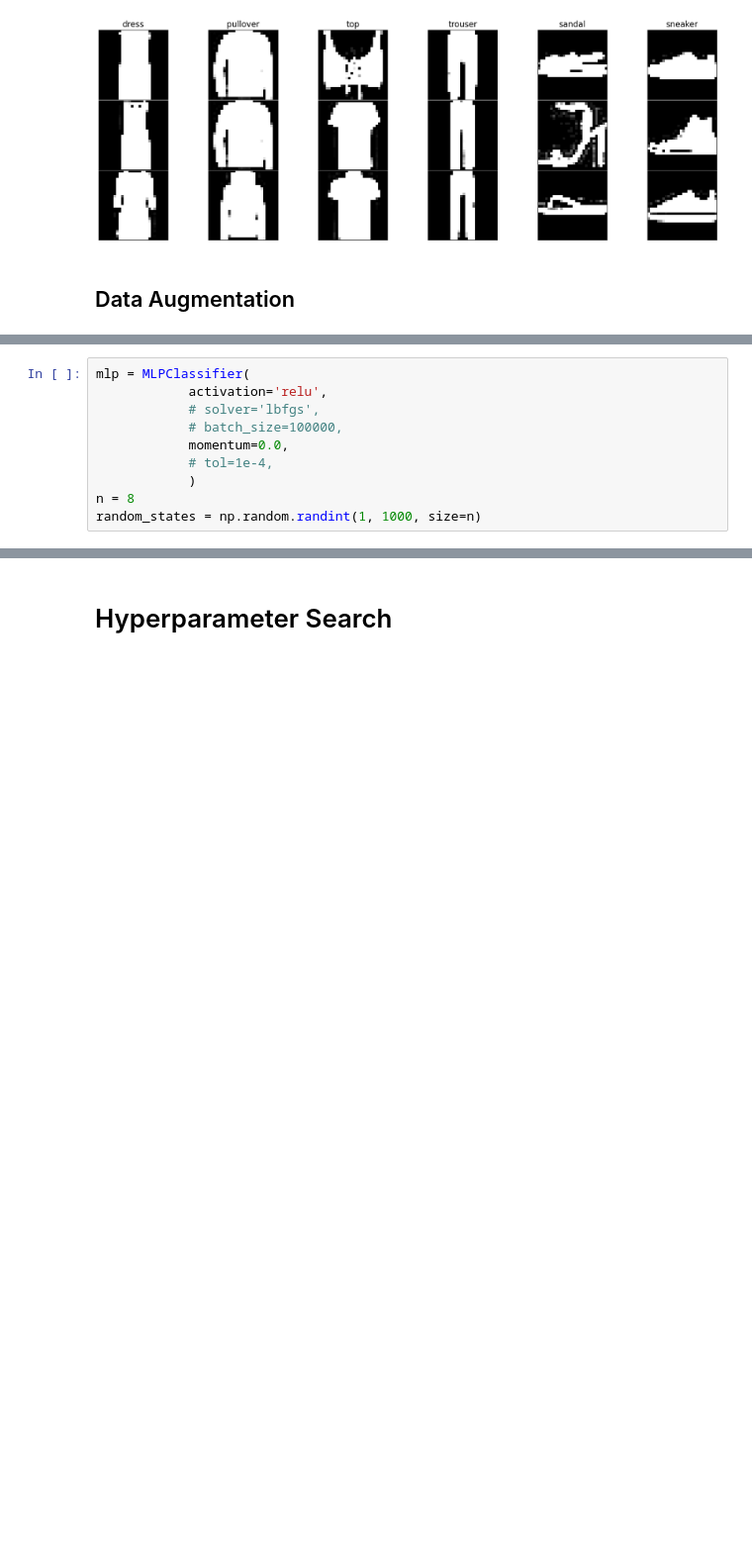
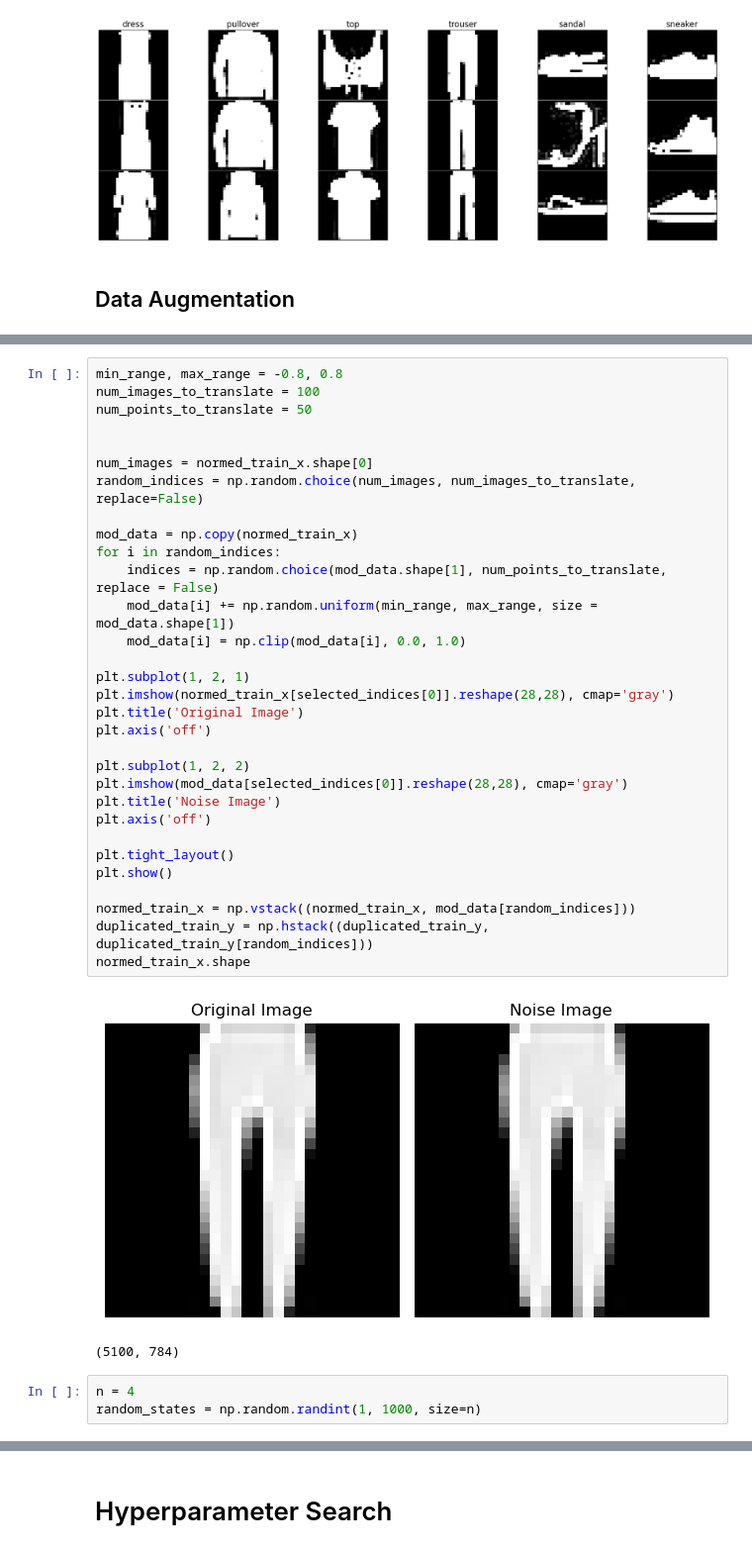
Before and after one commit to vmccab01/ProjectB_cs135, a Jupyter notebook: Part2.ipynb, the cells around one changed output, grey strips where cells are left out. Shown at 99% size. Saved outputs shown, nothing was run; the diff lists cells and outputs as text; blank space fills up the shorter version.

```diff
--- a/Part2.ipynb
+++ b/Part2.ipynb
@@ -151,10 +255,37 @@ plt.show()
+# %%
+min_range, max_range = -0.8, 0.8
+num_images_to_translate = 100
+num_points_to_translate = 50
+
+
+num_images = normed_train_x.shape[0]
+random_indices = np.random.choice(num_images, num_images_to_translate, replace=False)
+
+mod_data = np.copy(normed_train_x)
+for i in random_indices:
+    indices = np.random.choice(mod_data.shape[1], num_points_to_translate, replace = False)
+    mod_data[i] += np.random.uniform(min_range, max_range, size = mod_data.shape[1])
+    mod_data[i] = np.clip(mod_data[i], 0.0, 1.0)
+
+plt.subplot(1, 2, 1)
+plt.imshow(normed_train_x[selected_indices[0]].reshape(28,28), cmap='gray')
+plt.title('Original Image')
+plt.axis('off')
+
+plt.subplot(1, 2, 2)
+plt.imshow(mod_data[selected_indices[0]].reshape(28,28), cmap='gray')
+plt.title('Noise Image')
+plt.axis('off')
+
+plt.tight_layout()
+plt.show()
+
+normed_train_x = np.vstack((normed_train_x, mod_data[random_indices]))
+duplicated_train_y = np.hstack((duplicated_train_y, duplicated_train_y[random_indices]))
+normed_train_x.shape
+# %% [output]
+[figure, added]
+(5100, 784)
 # %%
-mlp = MLPClassifier(
-            activation='relu',
-            # solver='lbfgs',
-            # batch_size=100000,
-            momentum=0.0,
-            # tol=1e-4,
-            )
-n = 8
+n = 4
 random_states = np.random.randint(1, 1000, size=n)
```
Also changed, not shown: parts of 25 cells of this notebook, 1 other file.
